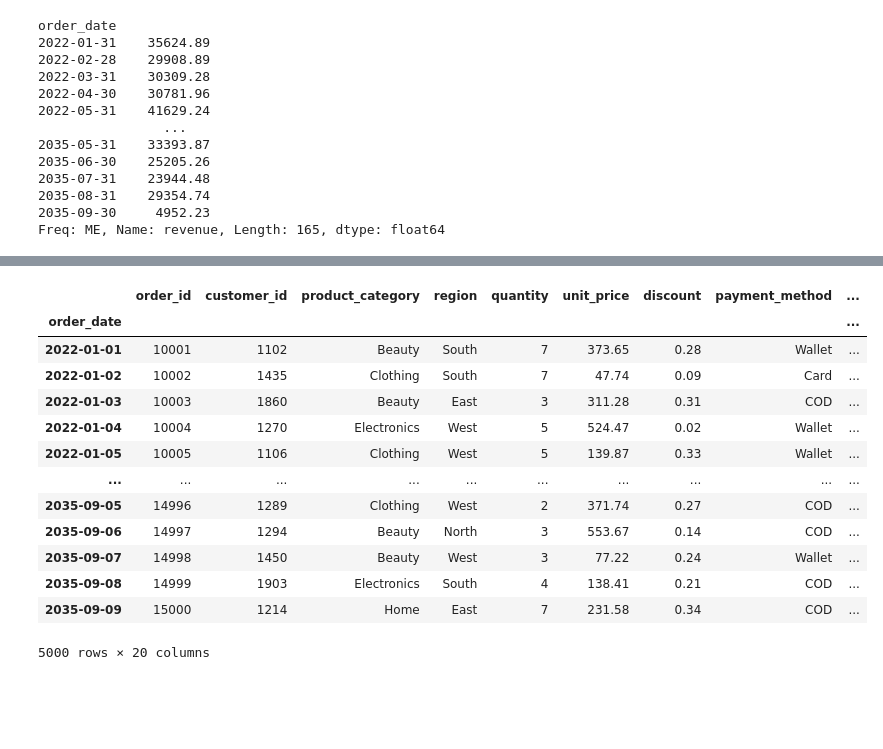
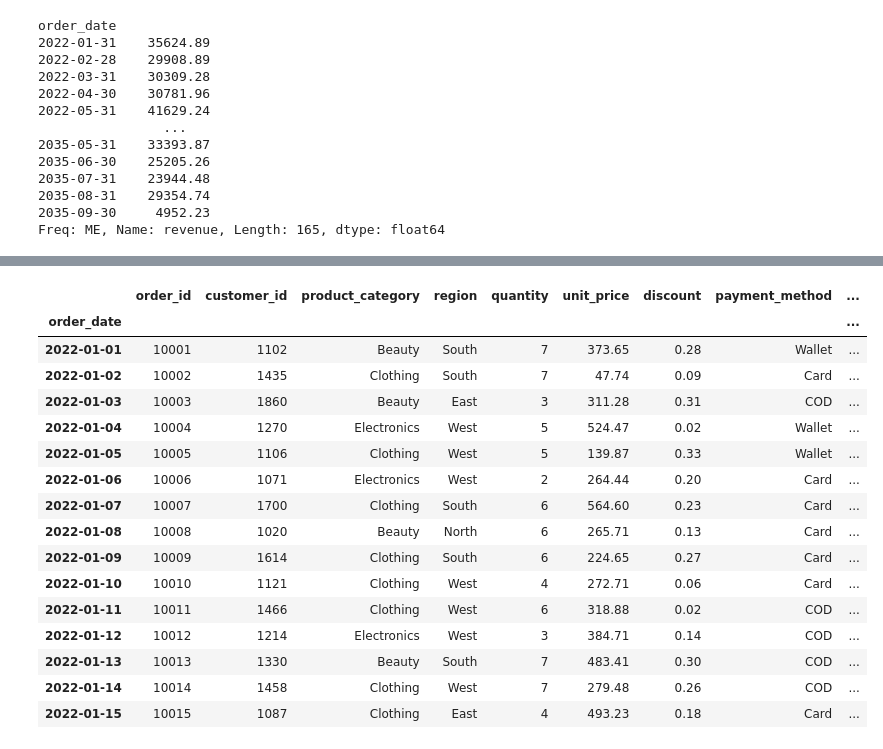
Before and after one commit to MuhaammadUsman/Agentic-AI, a Jupyter notebook: module_02_data_science/66_datetime_and_time_series_data.ipynb, the cells around one changed output, grey strips where cells are left out. Cells and saved outputs as stored; diff of their text form; code cells hidden in the pictures; blank space fills up the shorter version.

```diff
--- a/module_02_data_science/66_datetime_and_time_series_data.ipynb
+++ b/module_02_data_science/66_datetime_and_time_series_data.ipynb
@@ -143,17 +221,20 @@ Freq: ME, Name: revenue, Length: 165, dtype: float64
 # %%
-df
+df.head(15)
 # %% [output]
 |  | order_id | customer_id | product_category | region | quantity | unit_price | discount | payment_method | ... |
 | order_date |  |  |  |  |  |  |  |  | ... |
 | 2022-01-01 | 10001 | 1102 | Beauty | South | 7 | 373.65 | 0.28 | Wallet | ... |
 | 2022-01-02 | 10002 | 1435 | Clothing | South | 7 | 47.74 | 0.09 | Card | ... |
 | 2022-01-03 | 10003 | 1860 | Beauty | East | 3 | 311.28 | 0.31 | COD | ... |
 | 2022-01-04 | 10004 | 1270 | Electronics | West | 5 | 524.47 | 0.02 | Wallet | ... |
 | 2022-01-05 | 10005 | 1106 | Clothing | West | 5 | 139.87 | 0.33 | Wallet | ... |
-| ... | ... | ... | ... | ... | ... | ... | ... | ... | ... |
-| 2035-09-05 | 14996 | 1289 | Clothing | West | 2 | 371.74 | 0.27 | COD | ... |
-| 2035-09-06 | 14997 | 1294 | Beauty | North | 3 | 553.67 | 0.14 | COD | ... |
-| 2035-09-07 | 14998 | 1450 | Beauty | West | 3 | 77.22 | 0.24 | Wallet | ... |
-| 2035-09-08 | 14999 | 1903 | Electronics | South | 4 | 138.41 | 0.21 | COD | ... |
-| 2035-09-09 | 15000 | 1214 | Home | East | 7 | 231.58 | 0.34 | COD | ... |
+| 2022-01-06 | 10006 | 1071 | Electronics | West | 2 | 264.44 | 0.20 | Card | ... |
+| 2022-01-07 | 10007 | 1700 | Clothing | South | 6 | 564.60 | 0.23 | Card | ... |
+| 2022-01-08 | 10008 | 1020 | Beauty | North | 6 | 265.71 | 0.13 | Card | ... |
+| 2022-01-09 | 10009 | 1614 | Clothing | South | 6 | 224.65 | 0.27 | Card | ... |
+| 2022-01-10 | 10010 | 1121 | Clothing | West | 4 | 272.71 | 0.06 | Card | ... |
+| 2022-01-11 | 10011 | 1466 | Clothing | West | 6 | 318.88 | 0.02 | COD | ... |
+| 2022-01-12 | 10012 | 1214 | Electronics | West | 3 | 384.71 | 0.14 | COD | ... |
+| 2022-01-13 | 10013 | 1330 | Beauty | South | 7 | 483.41 | 0.30 | COD | ... |
+| 2022-01-14 | 10014 | 1458 | Clothing | West | 7 | 279.48 | 0.26 | COD | ... |
+| 2022-01-15 | 10015 | 1087 | Clothing | East | 4 | 493.23 | 0.18 | Card | ... |
-5000 rows × 20 columns
```
Also changed, not shown: parts of 9 cells of this notebook.
